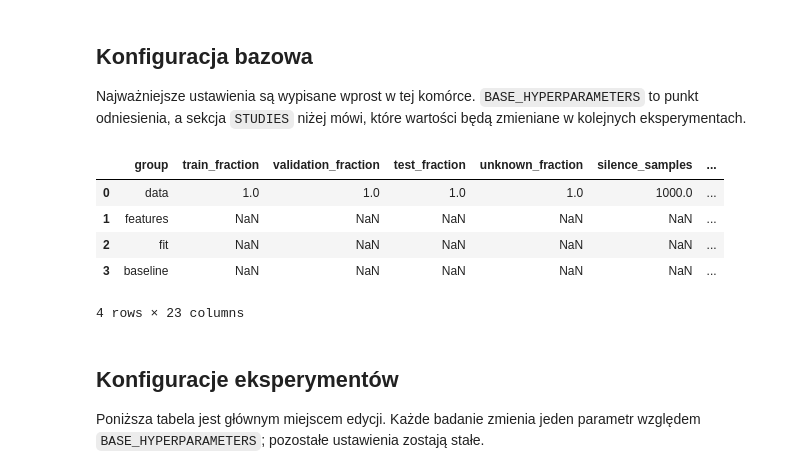
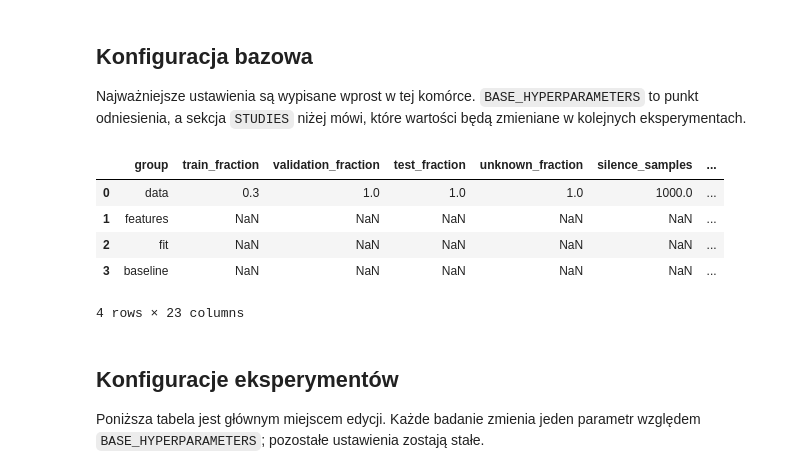
Before and after one commit to Mattioo7/transformers-speech-commands, a Jupyter notebook: 03_hyperparameter_experiments.ipynb, the cells around one changed output. Cells and saved outputs as stored; diff of their text form; code cells hidden in the pictures.

```diff
--- a/03_hyperparameter_experiments.ipynb
+++ b/03_hyperparameter_experiments.ipynb
@@ -47,7 +47,7 @@ ARCHITECTURES = ["lstm", "transformer"]
 # ARCHITECTURES = ["transformer"]
 
 DATA_GRID_CONFIG = {
-    "train_fraction": 0.1,
+    "train_fraction": 0.3,
     "validation_fraction": 1,
     "test_fraction": 1,
     "unknown_fraction": 1,
@@ -71,34 +71,34 @@ FIT_FIXED_CONFIG = {
     "early_stopping": True,
 }
 
 BASE_HYPERPARAMETERS = {
     "dropout": 0.2,
     "learning_rate": 1e-3,
     "weight_decay": 1e-4,
     "batch_size": 128,
     "capacity": 64,
 }
 
 base_data_fixed = DataFixedParams(
     cache_dir=".cache/hyperparameter_audio",
     reuse_cached_dataset=False,
     output_dir=OUTPUT_DIR,
 )
 base_data_grid = DataGridParams(**DATA_GRID_CONFIG)
 base_feature_fixed = FeatureFixedParams(**FEATURE_CONFIG)
 base_fit_fixed = FitFixedParams(**FIT_FIXED_CONFIG)
 
 pd.DataFrame(
     [
         {"group": "data", **DATA_GRID_CONFIG},
         {"group": "features", **FEATURE_CONFIG},
         {"group": "fit", **FIT_FIXED_CONFIG, "epochs": EPOCHS},
         {"group": "baseline", **BASE_HYPERPARAMETERS},
     ]
 )
 # %% [output]
 |  | group | train_fraction | validation_fraction | test_fraction | unknown_fraction | silence_samples | ... |
-| 0 | data | 1.0 | 1.0 | 1.0 | 1.0 | 1000.0 | ... |
+| 0 | data | 0.3 | 1.0 | 1.0 | 1.0 | 1000.0 | ... |
 | 1 | features | NaN | NaN | NaN | NaN | NaN | ... |
 | 2 | fit | NaN | NaN | NaN | NaN | NaN | ... |
 | 3 | baseline | NaN | NaN | NaN | NaN | NaN | ... |
```
Also changed, not shown: parts of 7 cells of this notebook, 2 other files.
